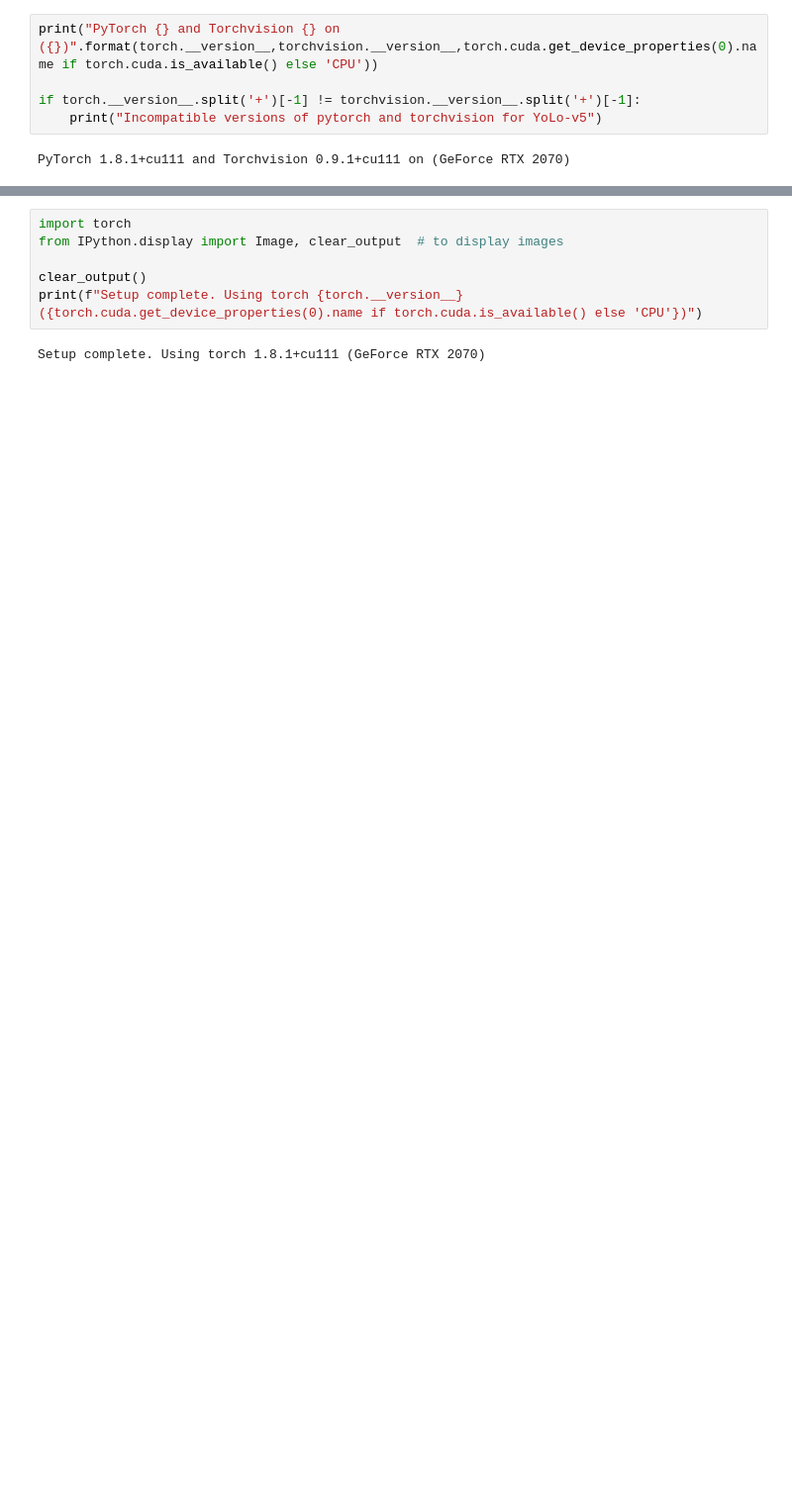
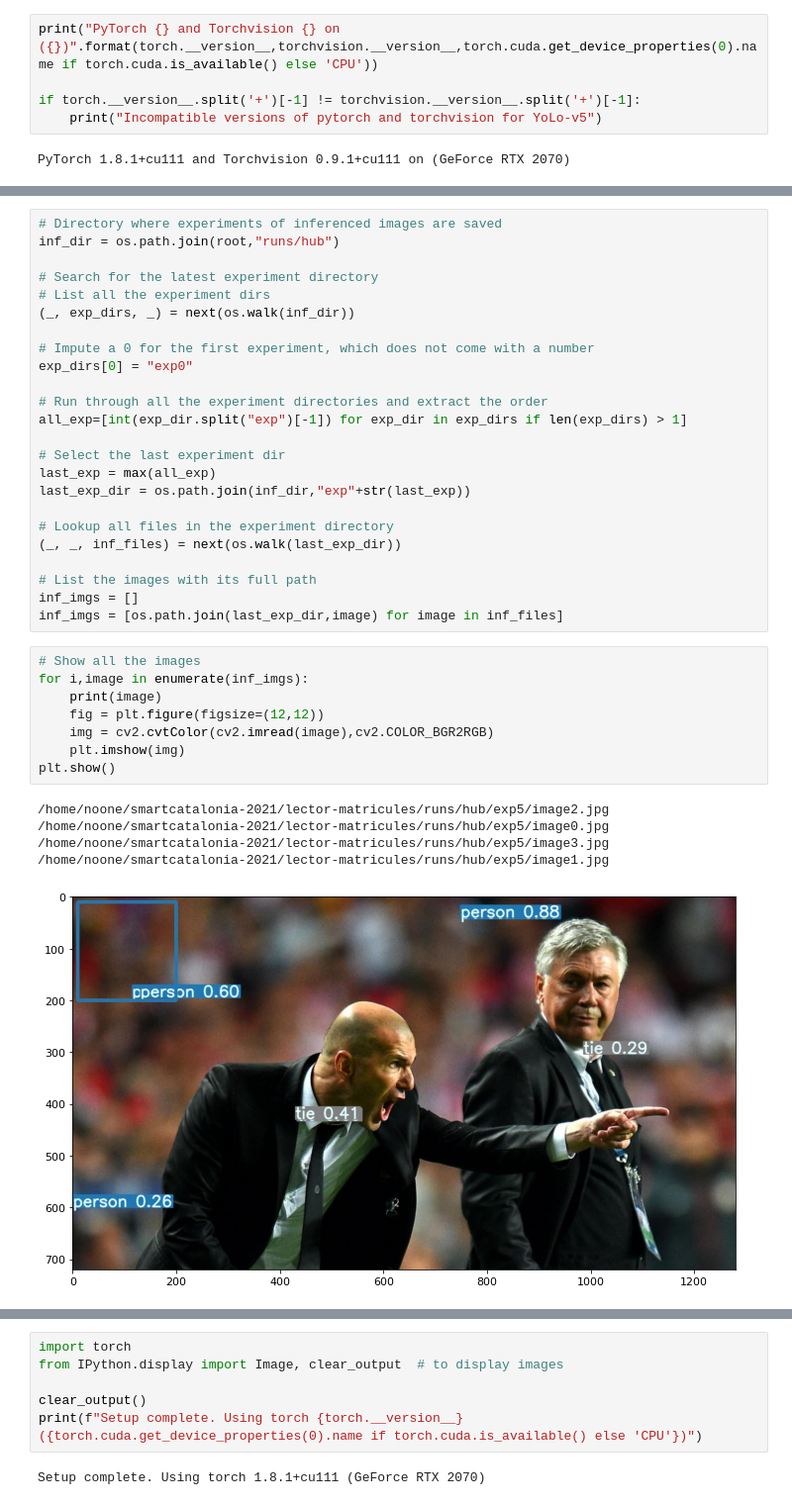
Before and after one commit to GeeksCAT/lector-matricules, a Jupyter notebook: v1_pipeline-test.ipynb, the cells around one changed output, grey strips where cells are left out. Shown at 99% size. Drawn from its saved outputs; the diff is of its cells as text; blank space fills up the shorter version.

```diff
--- a/v1_pipeline-test.ipynb
+++ b/v1_pipeline-test.ipynb
@@ -102,0 +119,38 @@ Saved bus.jpg, ambulancia-sem-696x528.jpg, zidane.jpg, zoom-bg02.jpg to runs/hub
+# %%
+# Directory where experiments of inferenced images are saved
+inf_dir = os.path.join(root,"runs/hub")
+
+# Search for the latest experiment directory
+# List all the experiment dirs
+(_, exp_dirs, _) = next(os.walk(inf_dir))
+
+# Impute a 0 for the first experiment, which does not come with a number
+exp_dirs[0] = "exp0"
+
+# Run through all the experiment directories and extract the order
+all_exp=[int(exp_dir.split("exp")[-1]) for exp_dir in exp_dirs if len(exp_dirs) > 1]
+
+# Select the last experiment dir
+last_exp = max(all_exp)
+last_exp_dir = os.path.join(inf_dir,"exp"+str(last_exp))
+
+# Lookup all files in the experiment directory
+(_, _, inf_files) = next(os.walk(last_exp_dir))
+
+# List the images with its full path
+inf_imgs = []
+inf_imgs = [os.path.join(last_exp_dir,image) for image in inf_files]
+# %%
+# Show all the images
+for i,image in enumerate(inf_imgs):
+    print(image)
+    fig = plt.figure(figsize=(12,12))
+    img = cv2.cvtColor(cv2.imread(image),cv2.COLOR_BGR2RGB)
+    plt.imshow(img)
+plt.show()
+# %% [output]
+/home/noone/smartcatalonia-2021/lector-matricules/runs/hub/exp5/image2.jpg
+/home/noone/smartcatalonia-2021/lector-matricules/runs/hub/exp5/image0.jpg
+/home/noone/smartcatalonia-2021/lector-matricules/runs/hub/exp5/image3.jpg
+/home/noone/smartcatalonia-2021/lector-matricules/runs/hub/exp5/image1.jpg
+[figure, added]
```
Also changed, not shown: parts of 10 cells of this notebook, 10 other files.
